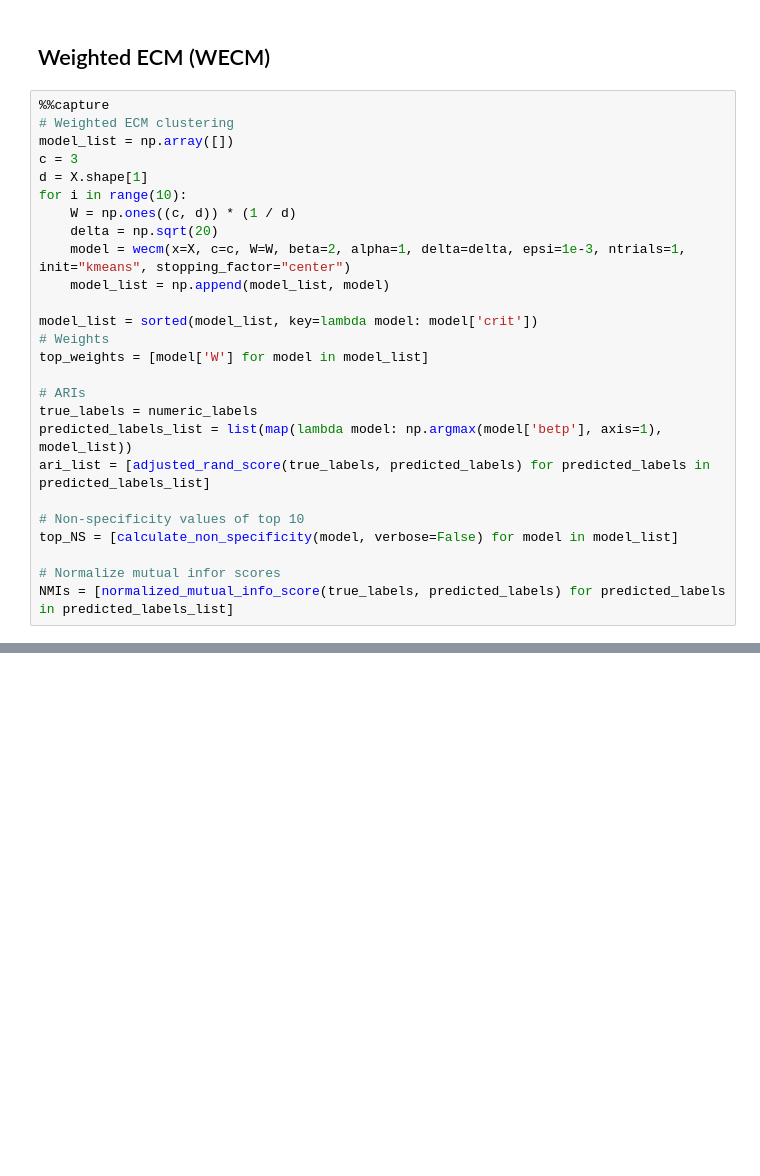
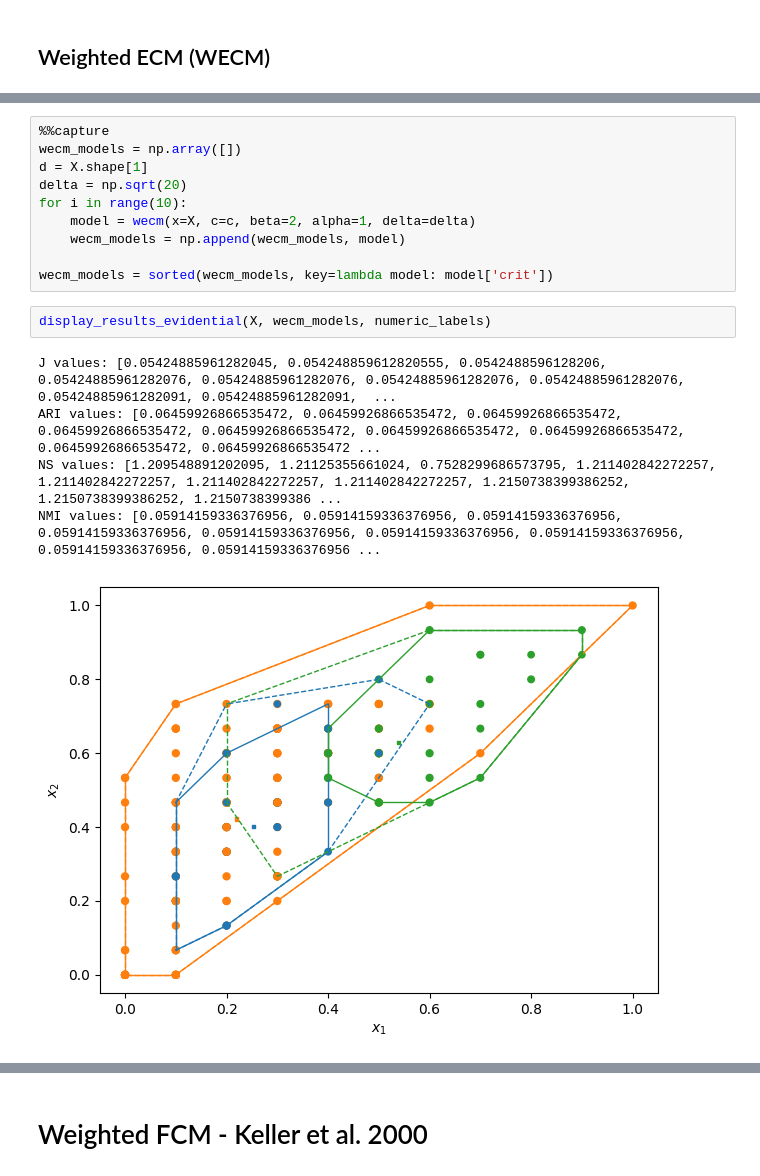
Before and after one commit to tridogithub/evclust, a Jupyter notebook: docs/internship/wecm_lettersIJL.ipynb, the cells around one changed output, grey strips where cells are left out. Saved outputs shown, nothing was run; the diff lists cells and outputs as text; blank space fills up the shorter version.

```diff
--- a/docs/internship/wecm_lettersIJL.ipynb
+++ b/docs/internship/wecm_lettersIJL.ipynb
@@ -106,28 +81,2 @@ Average Normalized mutual infor: 0.17394234749061566
 # %% [markdown]
 ## Weighted ECM (WECM)
-# %%
-%%capture
-# Weighted ECM clustering
-model_list = np.array([])
-c = 3
-d = X.shape[1]
-for i in range(10):
-    W = np.ones((c, d)) * (1 / d)
-    delta = np.sqrt(20)
-    model = wecm(x=X, c=c, W=W, beta=2, alpha=1, delta=delta, epsi=1e-3, ntrials=1, init="kmeans", stopping_factor="center")
-    model_list = np.append(model_list, model)
-
-model_list = sorted(model_list, key=lambda model: model['crit'])
-# Weights
-top_weights = [model['W'] for model in model_list]
-
-# ARIs
-true_labels = numeric_labels
-predicted_labels_list = list(map(lambda model: np.argmax(model['betp'], axis=1), model_list))
-ari_list = [adjusted_rand_score(true_labels, predicted_labels) for predicted_labels in predicted_labels_list]
-
-# Non-specificity values of top 10
-top_NS = [calculate_non_specificity(model, verbose=False) for model in model_list]
-
-# Normalize mutual infor scores
-NMIs = [normalized_mutual_info_score(true_labels, predicted_labels) for predicted_labels in predicted_labels_list]
@@ -171,0 +83,18 @@ for W in top_weights:
+# %%
+%%capture
+wecm_models = np.array([])
+d = X.shape[1]
+delta = np.sqrt(20)
+for i in range(10):
+    model = wecm(x=X, c=c, beta=2, alpha=1, delta=delta)
+    wecm_models = np.append(wecm_models, model)
+
+wecm_models = sorted(wecm_models, key=lambda model: model['crit'])
+# %%
+display_results_evidential(X, wecm_models, numeric_labels)
+# %% [output]
+J values: [0.05424885961282045, 0.054248859612820555, 0.0542488596128206, 0.05424885961282076, 0.05424885961282076, 0.05424885961282076, 0.05424885961282076, 0.05424885961282091, 0.05424885961282091,  ...
+ARI values: [0.06459926866535472, 0.06459926866535472, 0.06459926866535472, 0.06459926866535472, 0.06459926866535472, 0.06459926866535472, 0.06459926866535472, 0.06459926866535472, 0.06459926866535472 ...
+NS values: [1.209548891202095, 1.21125355661024, 0.7528299686573795, 1.211402842272257, 1.211402842272257, 1.211402842272257, 1.211402842272257, 1.2150738399386252, 1.2150738399386252, 1.2150738399386 ...
+NMI values: [0.05914159336376956, 0.05914159336376956, 0.05914159336376956, 0.05914159336376956, 0.05914159336376956, 0.05914159336376956, 0.05914159336376956, 0.05914159336376956, 0.05914159336376956 ...
+[figure, added]
@@ -171,0 +102,2 @@ for W in top_weights:
+# %% [markdown]
+# Weighted FCM - Keller et al. 2000
```
Also changed, not shown: parts of 24 cells of this notebook, 2 other files.
